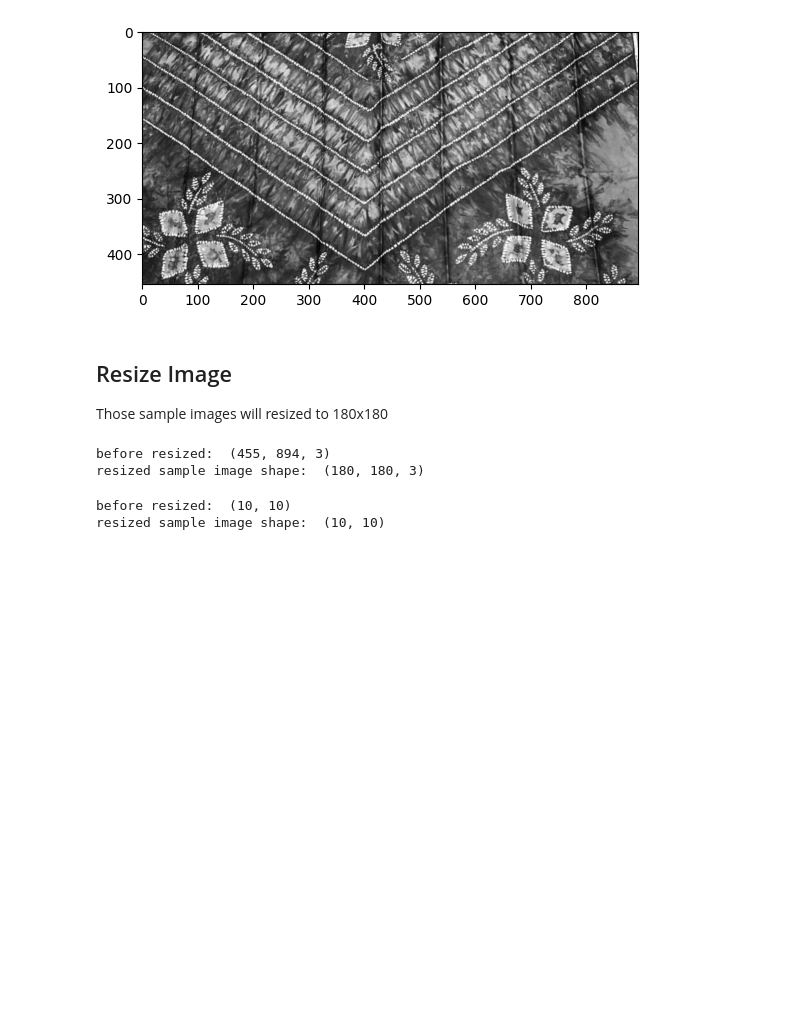
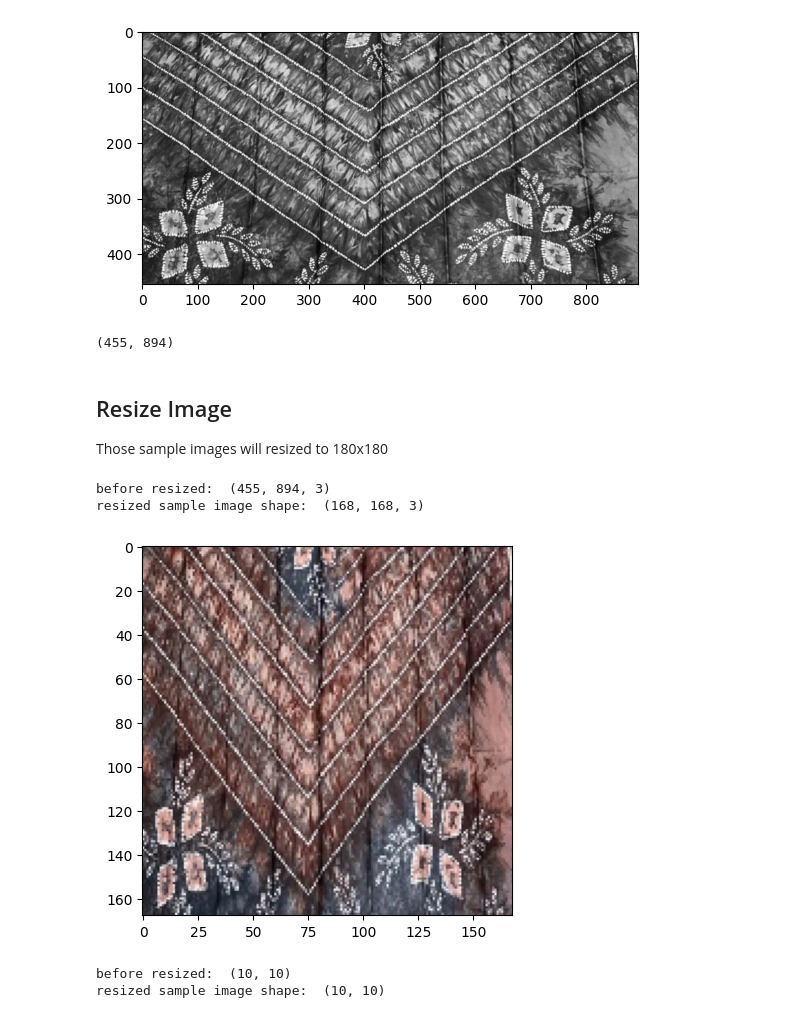
Before and after one commit to husfuu/cnn-sasirangan, a Jupyter notebook: docs/docs.ipynb, the cells around one changed output. Saved outputs shown, nothing was run; the diff lists cells and outputs as text; code cells hidden in the pictures; blank space fills up the shorter version.

```diff
--- a/docs/docs.ipynb
+++ b/docs/docs.ipynb
@@ -75,16 +75,25 @@ plt.imshow(gray_img, cmap="gray")
 # %% [output]
 <matplotlib.image.AxesImage at 0x...>
 [figure]
+# %%
+gray_img.shape
+# %% [output]
+(455, 894)
 # %% [markdown]
 ## Resize Image
 Those sample images will resized to 180x180
 # %%
-resized_sample_img = cv2.resize(sample_img, (180, 180))
+resized_sample_img = cv2.resize(sample_img, (168, 168))
 print('before resized: ', sample_img.shape)
 print('resized sample image shape: ', resized_sample_img.shape)
 # %% [output]
 before resized:  (455, 894, 3)
-resized sample image shape:  (180, 180, 3)
+resized sample image shape:  (168, 168, 3)
+# %%
+# display the image
+imgplot = plt.imshow(resized_sample_img)
+# %% [output]
+[figure, added]
 # %%
 resized_gray_img = cv2.resize(gray_img, (10, 10))
 print('before resized: ', resized_gray_img.shape)
```
Also changed, not shown: parts of 10 cells of this notebook, 2 other files.
